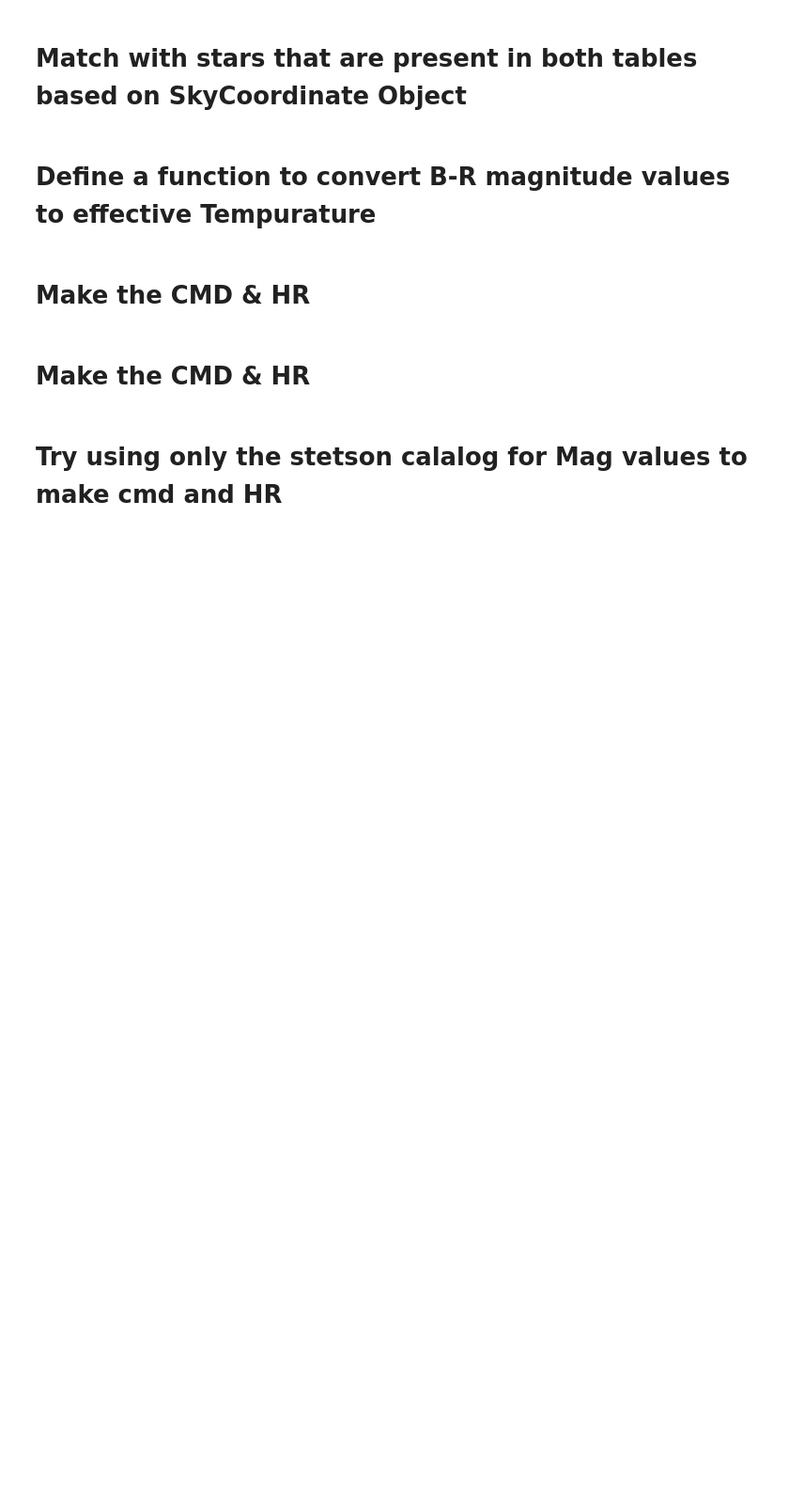
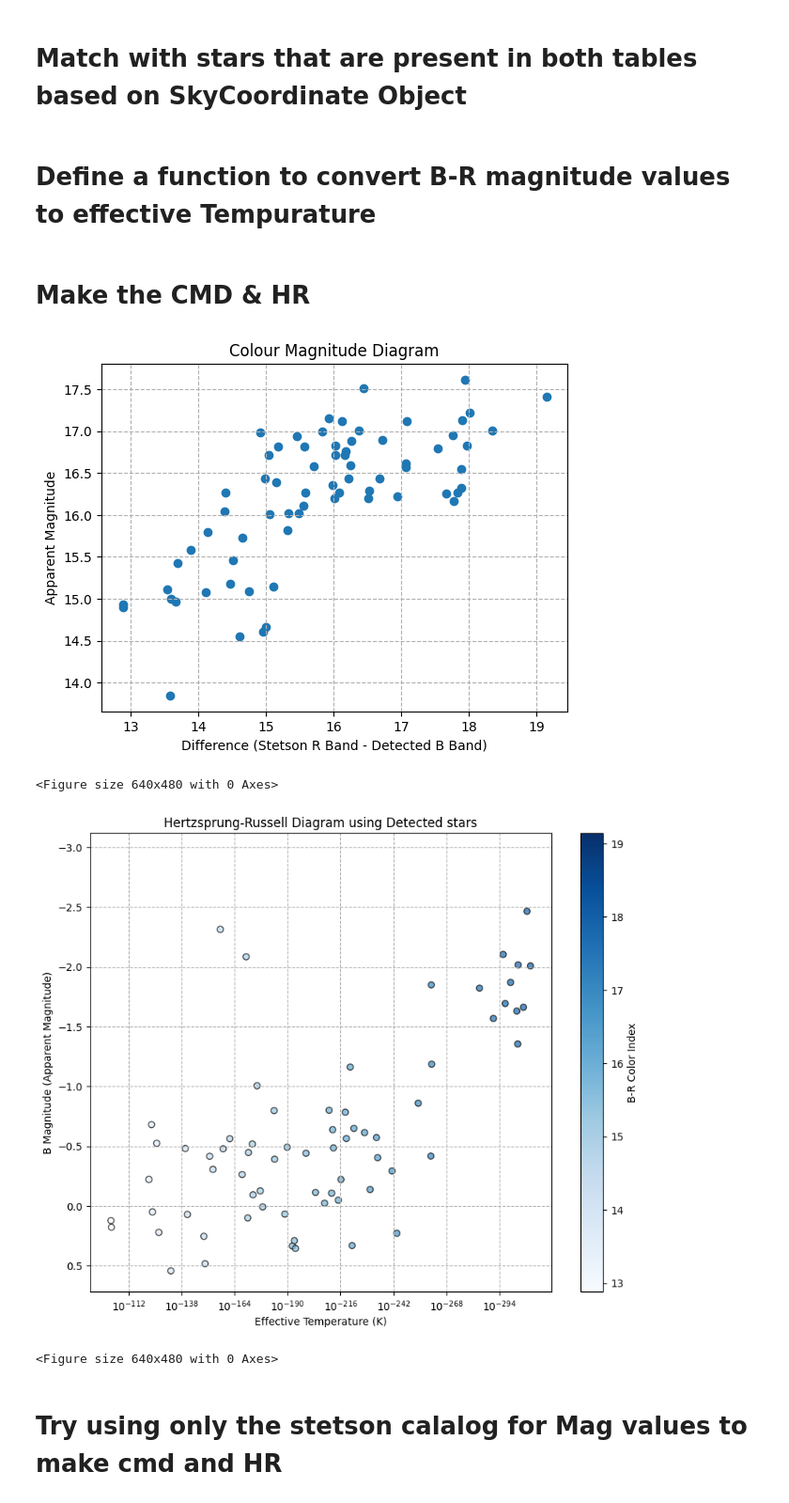
Before and after one commit to TheRealCass/Observing-M13, a Jupyter notebook: pipeline stage 2.ipynb, the cells around one changed output. Shown at 94% size. Saved outputs shown, nothing was run; the diff lists cells and outputs as text; code cells hidden in the pictures; blank space fills up the shorter version.

```diff
--- a/pipeline stage 2.ipynb
+++ b/pipeline stage 2.ipynb
@@ -240,33 +246,36 @@ plt.clf()
 
 
 
 ################ HR Diagram #############################################
 # Calculate effective temperatures
 efective_temp = b_r_to_temp(difference)
 
 # Normalize the B-R values for intensity mapping
 norm = mcolors.Normalize(vmin = min(difference), vmax = max(difference))
 cmap = plt.get_cmap('Blues')
 
 # Create the HR diagram with color intensity based on B-R values
 plt.figure(figsize=(10, 8))
 colors = cmap(norm(difference))
 sc = plt.scatter(efective_temp, detected_and_matched_stars_mag, color = colors, edgecolors = 'k', alpha = 0.7)
 plt.xscale('log')  # Use logarithmic scale for the x-axis
 plt.gca().invert_xaxis()  # Invert x-axis for HR diagram
 plt.gca().invert_yaxis()  # Invert y-axis to have brighter stars at the top
 plt.xlabel('Effective Temperature (K)')
 plt.ylabel('B Magnitude (Apparent Magnitude)')
-plt.title('Hertzsprung-Russell Diagram using Stetson Catalog')
+plt.title('Hertzsprung-Russell Diagram using Detected stars')
 plt.grid(True, which="both", ls="--")  # Grid for both major and minor ticks
 
 # Add color bar
 sm = plt.cm.ScalarMappable(cmap=cmap, norm=norm)
 sm.set_array([])
 plt.colorbar(sm, label='B-R Color Index', ax=plt.gca())
 
 plt.savefig(DIRECTORY + "HR Diagram.png")
 plt.show()
 plt.clf()
+# %% [output]
+[figure, added]
+<Figure size 640x480 with 0 Axes>
+[figure, added]
+<Figure size 640x480 with 0 Axes>
-# %% [markdown]
-# Make the CMD & HR
```
Also changed, not shown: parts of 5 cells of this notebook.
